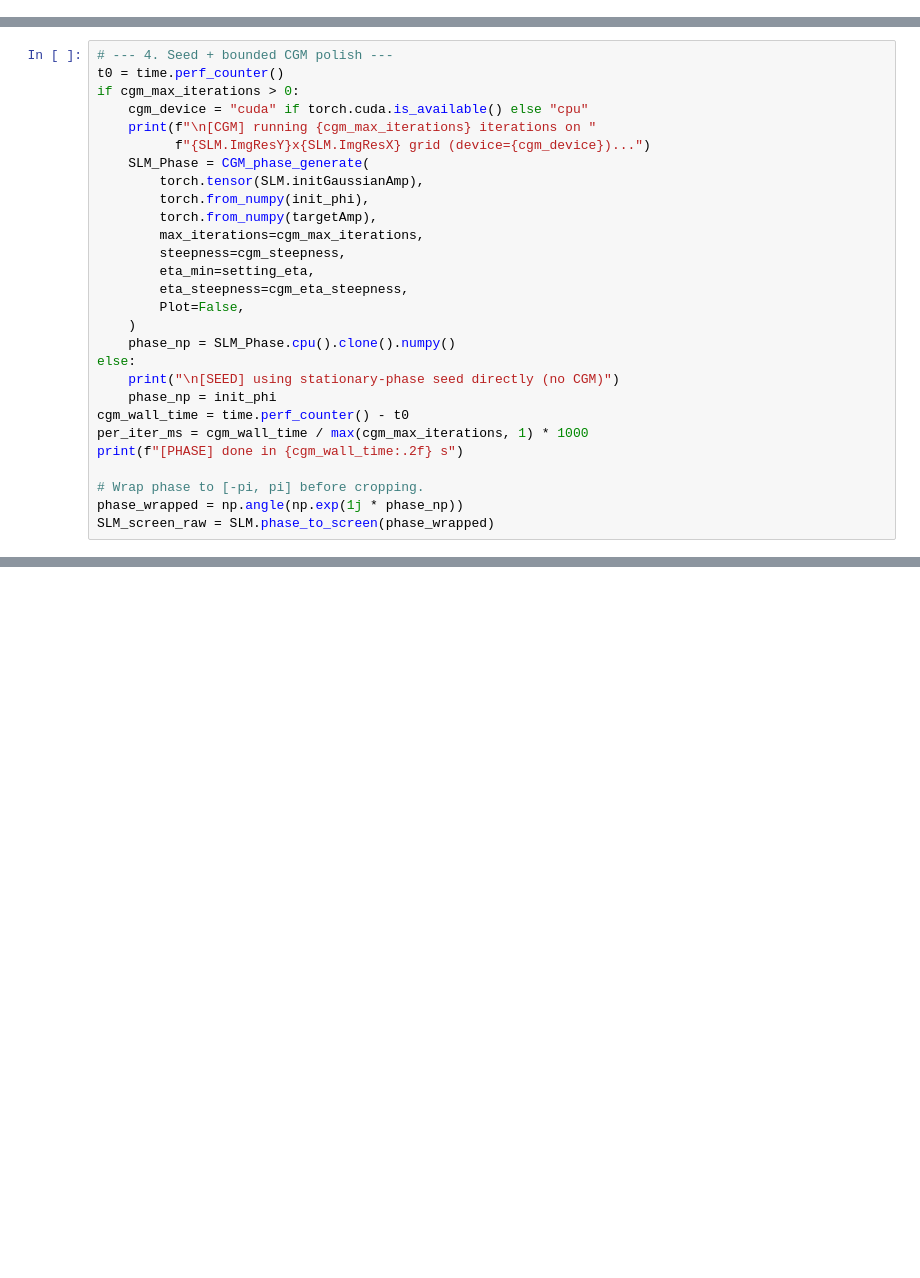
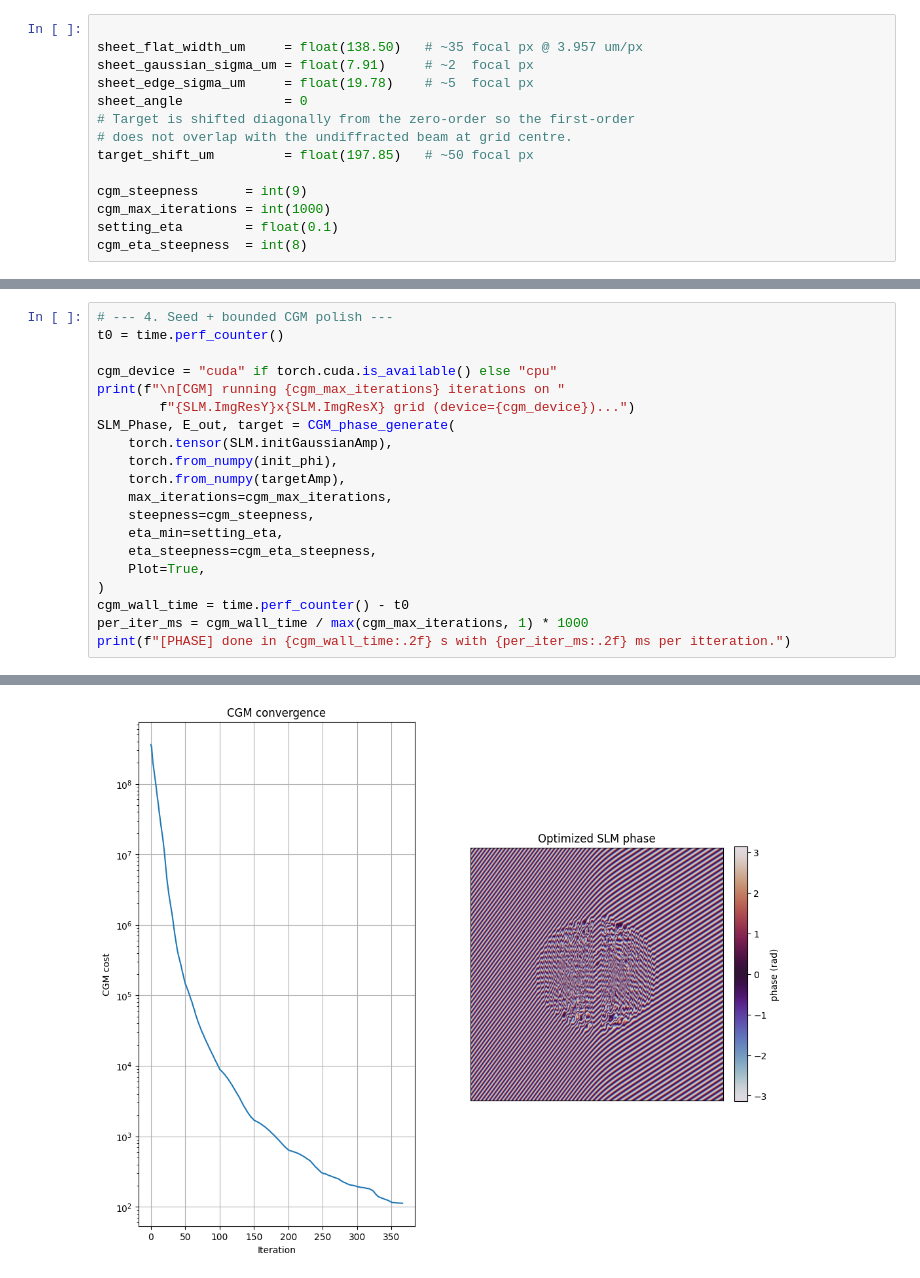
Before and after one commit to ChanceSiyuan/SLMengineer, a Jupyter notebook: scripts/sheet/testfile_sheet.ipynb, the cells around one changed output, grey strips where cells are left out. Saved outputs shown, nothing was run; the diff lists cells and outputs as text; blank space fills up the shorter version.

```diff
--- a/scripts/sheet/testfile_sheet.ipynb
+++ b/scripts/sheet/testfile_sheet.ipynb
@@ -164,0 +19,14 @@ plt.tight_layout(); plt.show()
+# %%
+
+sheet_flat_width_um     = float(138.50)   # ~35 focal px @ 3.957 um/px
+sheet_gaussian_sigma_um = float(7.91)     # ~2  focal px
+sheet_edge_sigma_um     = float(19.78)    # ~5  focal px
+sheet_angle             = 0
+# Target is shifted diagonally from the zero-order so the first-order
+# does not overlap with the undiffracted beam at grid centre.
+target_shift_um         = float(197.85)   # ~50 focal px
+
+cgm_steepness      = int(9)
+cgm_max_iterations = int(1000)
+setting_eta        = float(0.1)
+cgm_eta_steepness  = int(8)
@@ -176,28 +146,21 @@ init_phi = SLM.stationary_phase_sheet(
 # %%
 # --- 4. Seed + bounded CGM polish ---
 t0 = time.perf_counter()
-if cgm_max_iterations > 0:
-    cgm_device = "cuda" if torch.cuda.is_available() else "cpu"
-    print(f"\n[CGM] running {cgm_max_iterations} iterations on "
-          f"{SLM.ImgResY}x{SLM.ImgResX} grid (device={cgm_device})...")
-    SLM_Phase = CGM_phase_generate(
-        torch.tensor(SLM.initGaussianAmp),
-        torch.from_numpy(init_phi),
-        torch.from_numpy(targetAmp),
-        max_iterations=cgm_max_iterations,
-        steepness=cgm_steepness,
-        eta_min=setting_eta,
-        eta_steepness=cgm_eta_steepness,
-        Plot=False,
-    )
-    phase_np = SLM_Phase.cpu().clone().numpy()
-else:
-    print("\n[SEED] using stationary-phase seed directly (no CGM)")
-    phase_np = init_phi
+
+cgm_device = "cuda" if torch.cuda.is_available() else "cpu"
+print(f"\n[CGM] running {cgm_max_iterations} iterations on "
+        f"{SLM.ImgResY}x{SLM.ImgResX} grid (device={cgm_device})...")
+SLM_Phase, E_out, target = CGM_phase_generate(
+    torch.tensor(SLM.initGaussianAmp),
+    torch.from_numpy(init_phi),
+    torch.from_numpy(targetAmp),
+    max_iterations=cgm_max_iterations,
+    steepness=cgm_steepness,
+    eta_min=setting_eta,
+    eta_steepness=cgm_eta_steepness,
+    Plot=True,
+)
 cgm_wall_time = time.perf_counter() - t0
 per_iter_ms = cgm_wall_time / max(cgm_max_iterations, 1) * 1000
-print(f"[PHASE] done in {cgm_wall_time:.2f} s")
-
-# Wrap phase to [-pi, pi] before cropping.
-phase_wrapped = np.angle(np.exp(1j * phase_np))
-SLM_screen_raw = SLM.phase_to_screen(phase_wrapped)
+print(f"[PHASE] done in {cgm_wall_time:.2f} s with {per_iter_ms:.2f} ms per itteration.")
+# %% [output]
@@ -203,0 +169 @@ SLM_screen_raw = SLM.phase_to_screen(phase_wrapped)
+[figure, added]
```
Also changed, not shown: parts of 20 cells of this notebook, 6 other files.
